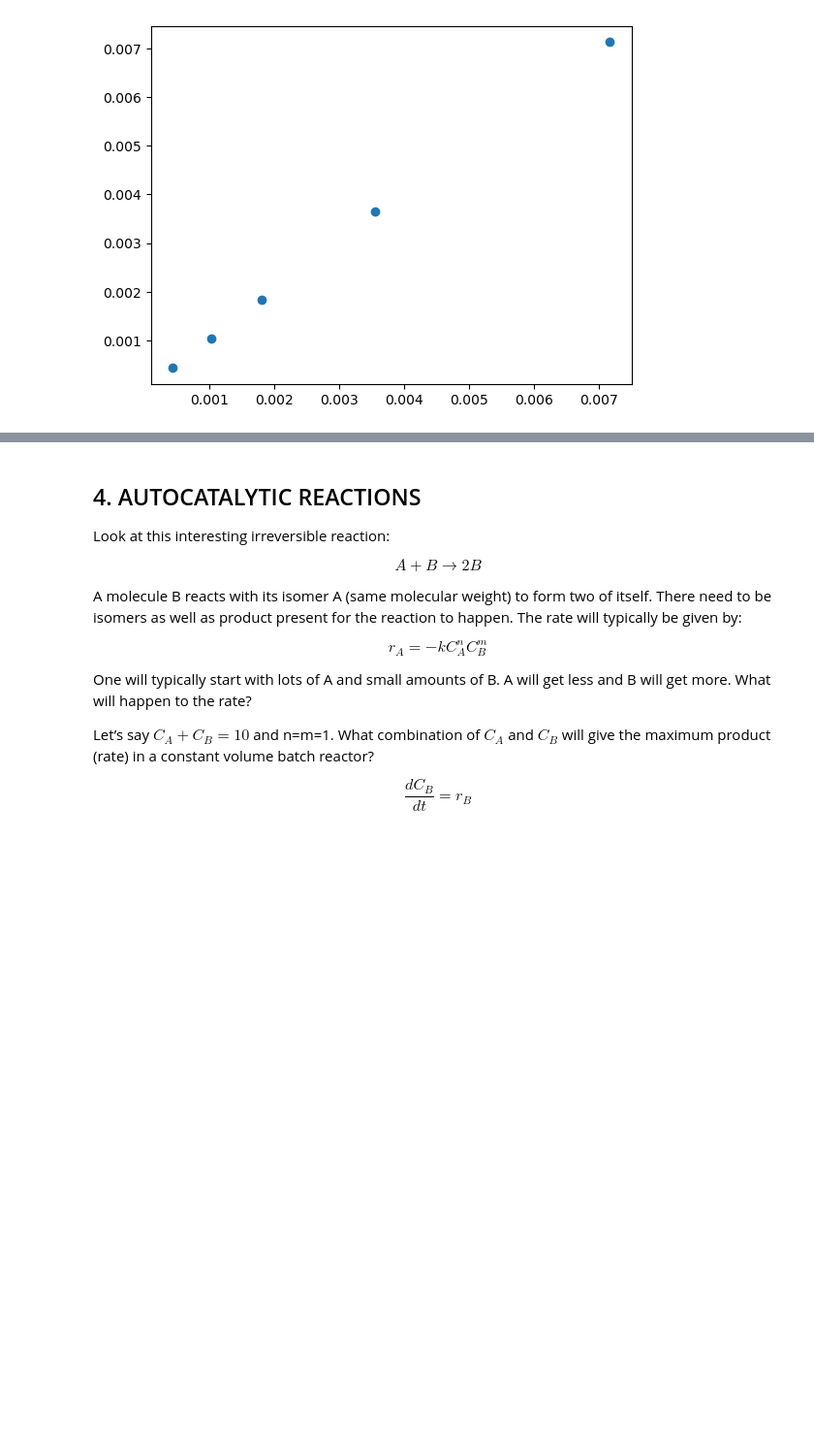
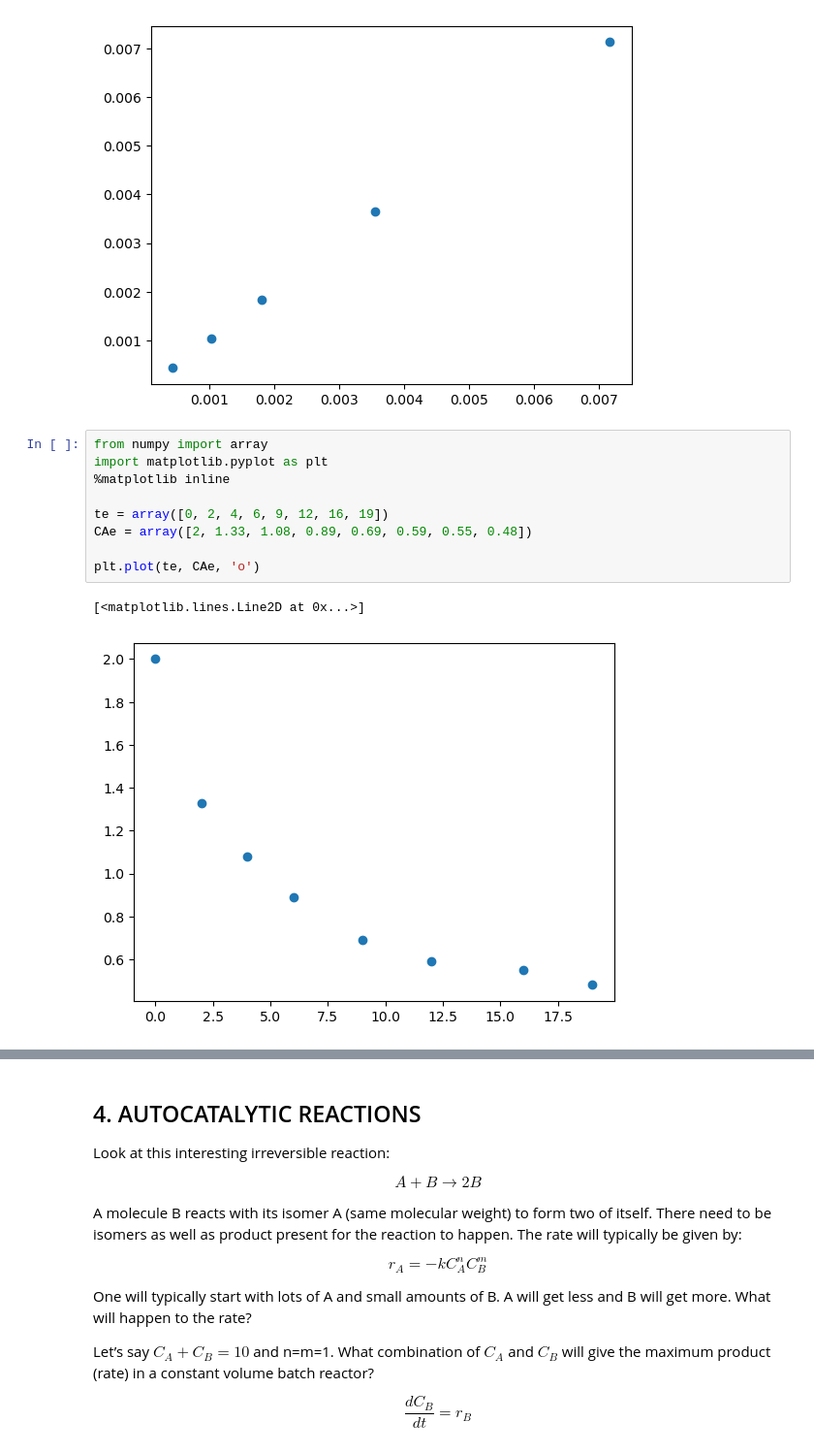
Before and after one commit to HGBrink/CKN321_2023, a Jupyter notebook: Chapter 3/Chapter 3.ipynb, the cells around one changed output, grey strips where cells are left out. Shown at 97% size. Cells and saved outputs as stored; diff of their text form; blank space fills up the shorter version.

```diff
--- a/Chapter 3/Chapter 3.ipynb
+++ b/Chapter 3/Chapter 3.ipynb
@@ -377,3 +378,15 @@ plt.plot(k, kpred, 'o')
 # %% [output]
 [<matplotlib.lines.Line2D at 0x...>]
 [figure]
+# %%
+from numpy import array
+import matplotlib.pyplot as plt
+%matplotlib inline
+
+te = array([0, 2, 4, 6, 9, 12, 16, 19])
+CAe = array([2, 1.33, 1.08, 0.89, 0.69, 0.59, 0.55, 0.48])
+
+plt.plot(te, CAe, 'o')
+# %% [output]
+[<matplotlib.lines.Line2D at 0x...>]
+[figure, added]
```
Also changed, not shown: parts of 3 cells of this notebook, 2 other files.
